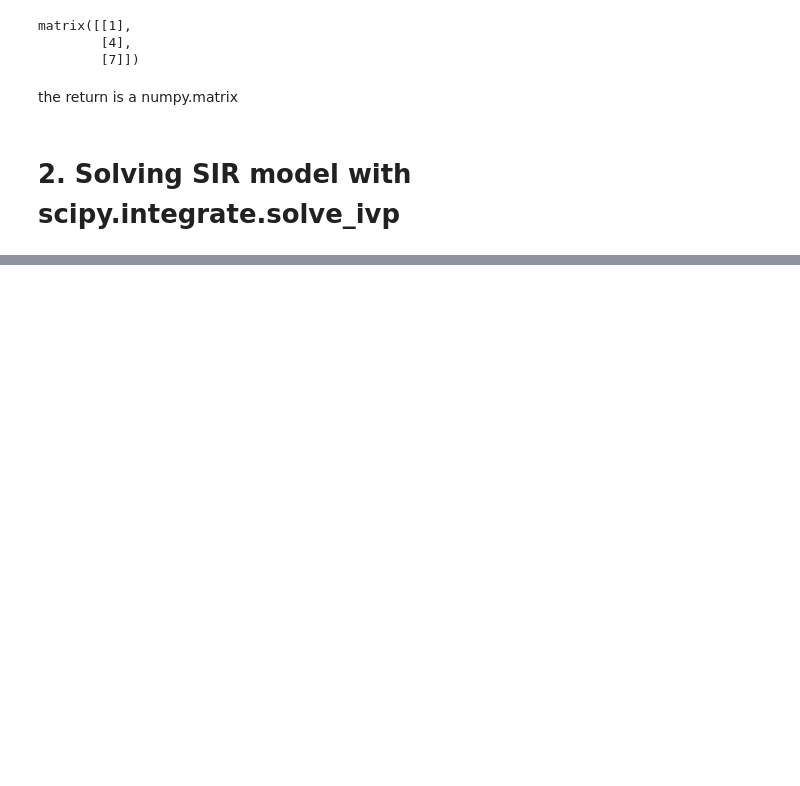
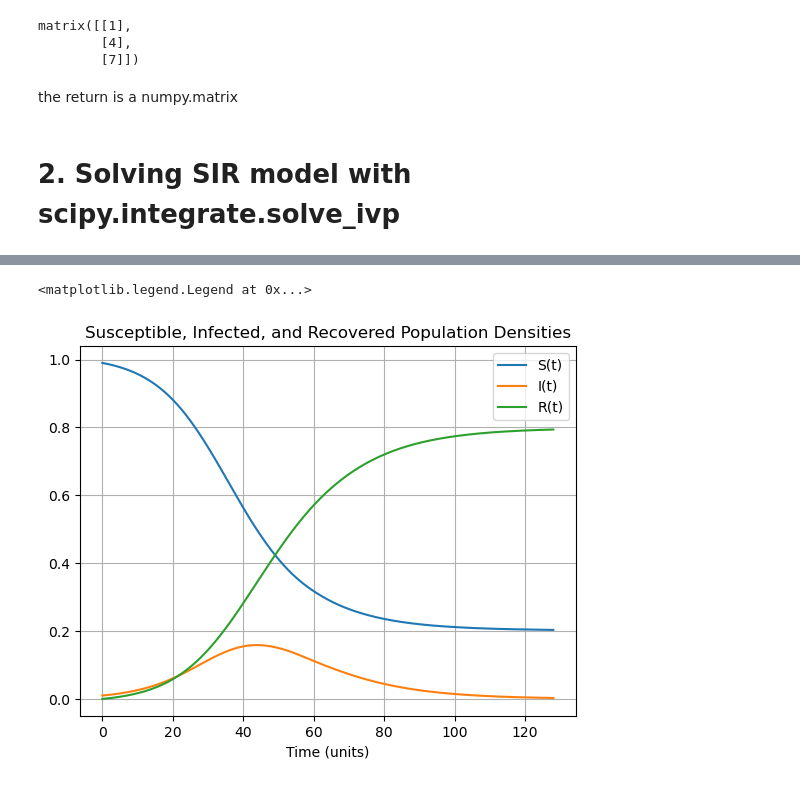
Before and after one commit to jackbullen/Math-248, a Jupyter notebook: Labs/Week 3/Lab-5-Sep-18.ipynb, the cells around one changed output, grey strips where cells are left out. Drawn from its saved outputs; the diff is of its cells as text; code cells hidden in the pictures; blank space fills up the shorter version.

```diff
--- a/Labs/Week 3/Lab-5-Sep-18.ipynb
+++ b/Labs/Week 3/Lab-5-Sep-18.ipynb
@@ -125,0 +144,36 @@ the return is a numpy.matrix
+# %%
+beta = 0.2
+gamma = 0.1
+
+def dS(S, I):
+    return -beta*S*I
+
+def dI(S, I):
+    return beta*S*I - gamma*I
+
+def dR(I):
+    return gamma*I
+# %%
+from scipy.integrate import solve_ivp
+from matplotlib.pyplot import plot, legend, grid, xlabel, title, figure
+
+def SIR(t, y):
+    S, I, R = y
+    return [dS(S, I), dI(S, I), dR(I)]
+
+y0 = [0.99, 0.01, 0]
+t = np.linspace(0, 128, 1000)
+
+sol = solve_ivp(SIR, [0, 128], y0, t_eval=t)
+
+figure()
+title('Susceptible, Infected, and Recovered Population Densities')
+xlabel('Time (units)')
+plot(sol.t, sol.y[0], label='S(t)')
+plot(sol.t, sol.y[1], label='I(t)')
+plot(sol.t, sol.y[2], label='R(t)')
+grid()
+legend()
+# %% [output]
+<matplotlib.legend.Legend at 0x...>
+[figure, added]
```
Also changed, not shown: parts of 1 cell of this notebook.
